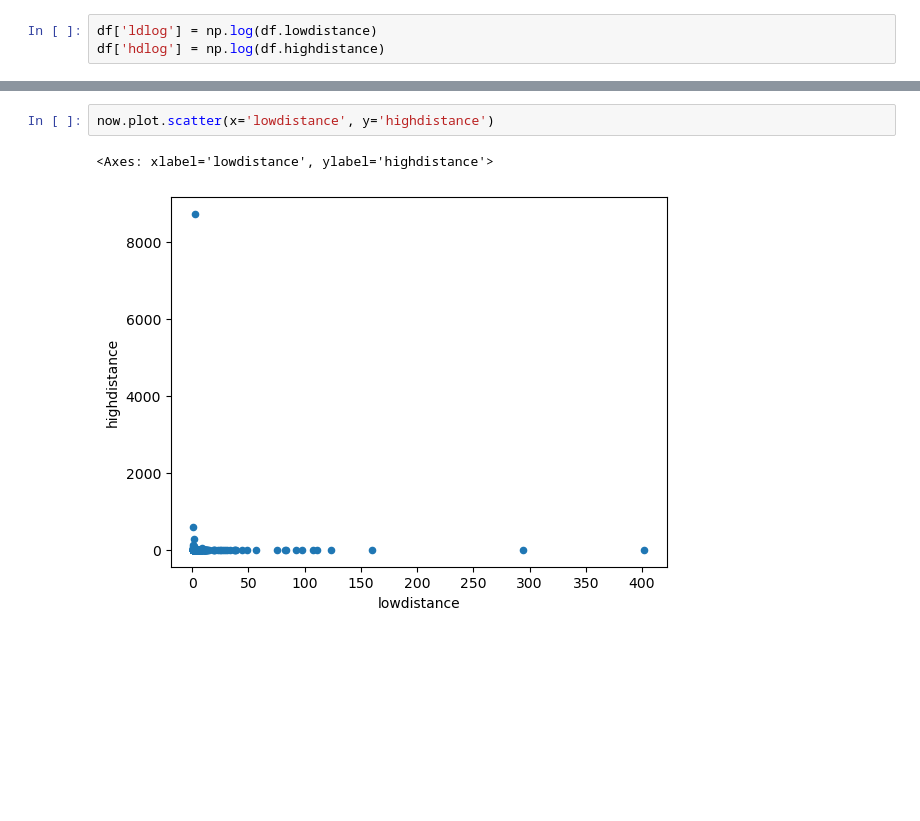
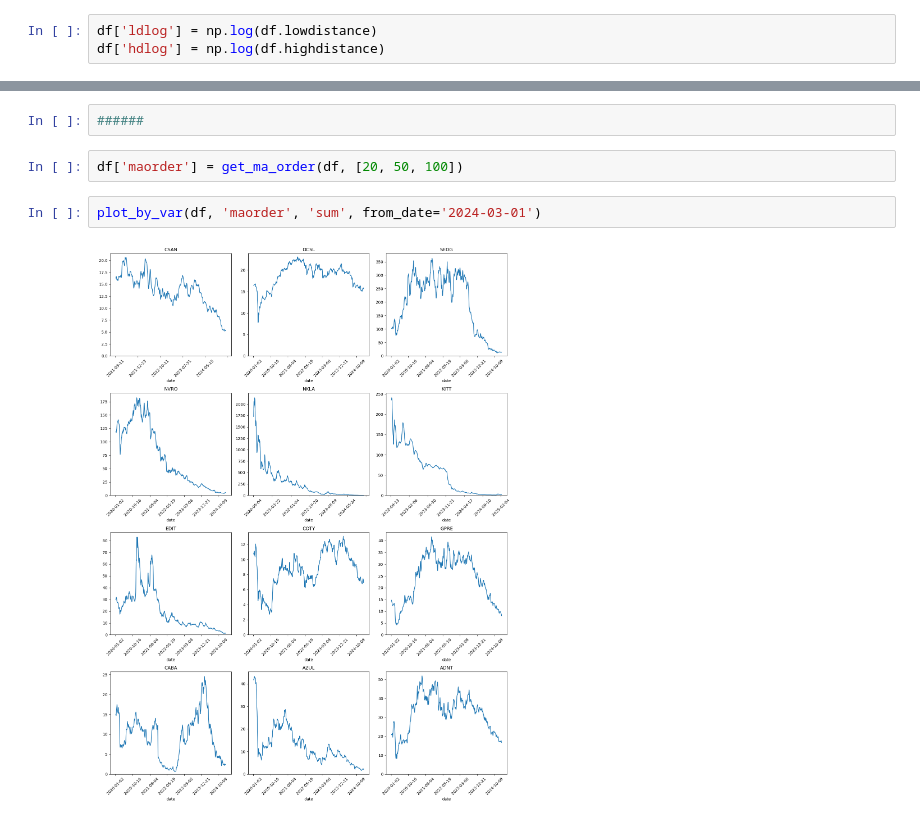
Before and after one commit to j-huic/stonks, a Jupyter notebook: downbeat.ipynb, the cells around one changed output, grey strips where cells are left out. Cells and saved outputs as stored; diff of their text form; blank space fills up the shorter version.

```diff
--- a/downbeat.ipynb
+++ b/downbeat.ipynb
@@ -186,5 +80,8 @@ remove_max(now, 'lowdistance').plot.scatter(x='lowdistance', y='highdistance')
-# %%
-now.plot.scatter(x='lowdistance', y='highdistance')
-# %% [output]
-<Axes: xlabel='lowdistance', ylabel='highdistance'>
-[figure, removed]
+# %%
+######
+# %%
+df['maorder'] = get_ma_order(df, [20, 50, 100])
+# %%
+plot_by_var(df, 'maorder', 'sum', from_date='2024-03-01')
+# %% [output]
+[figure, added]
```
Also changed, not shown: parts of 26 cells of this notebook, 2 other files.
